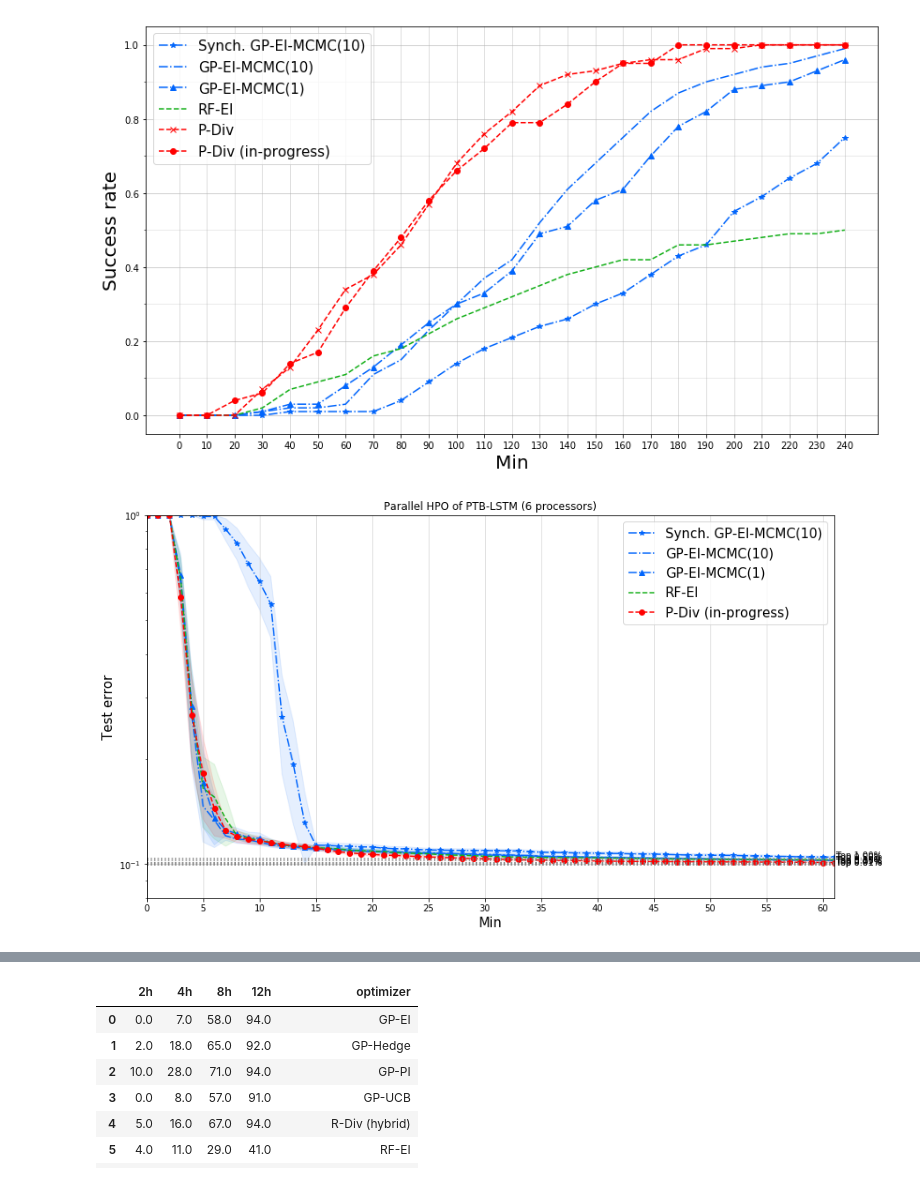
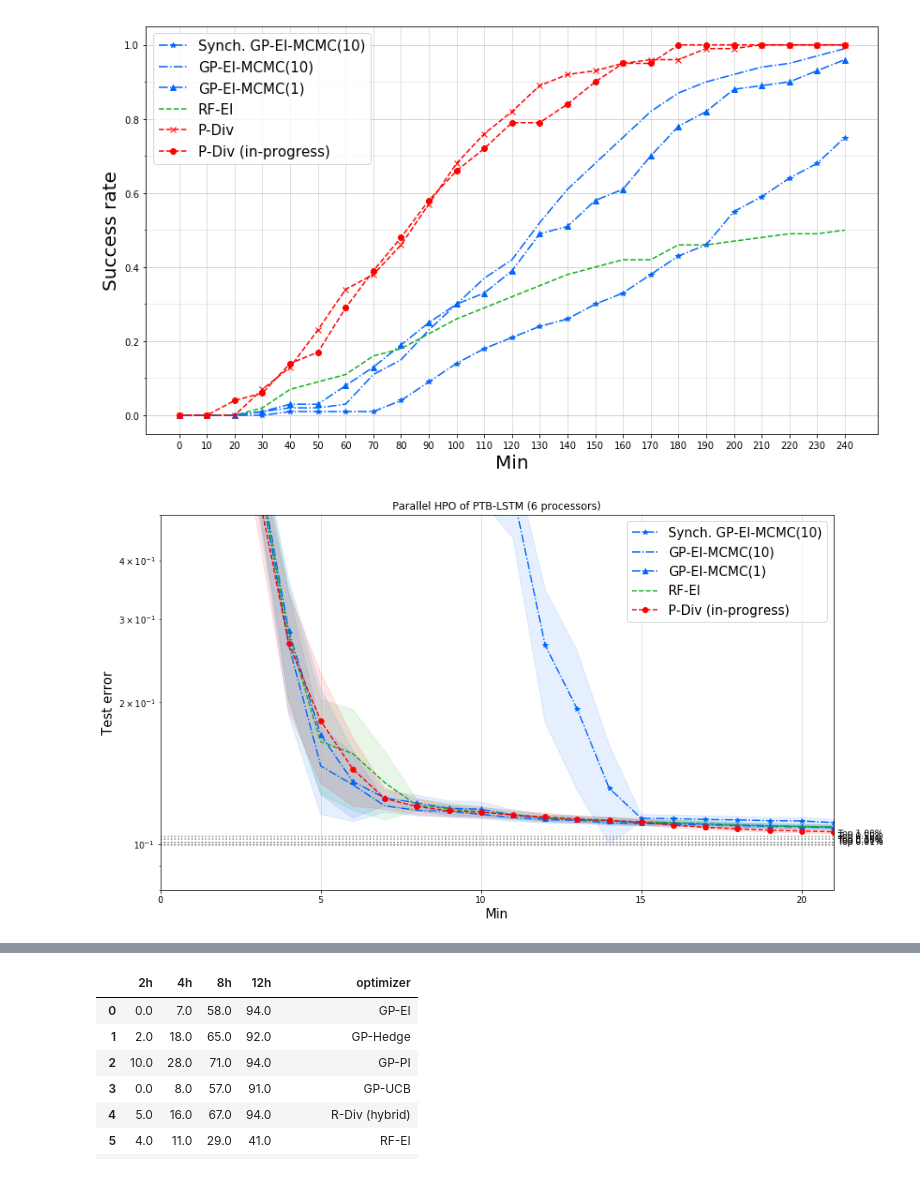
Before and after one commit to yongjinkim49/ecml, a Jupyter notebook: results/[ICML19] PTB-LSTM performance evaluation.ipynb, the cells around one changed output, grey strips where cells are left out. Drawn from its saved outputs; the diff is of its cells as text; code cells hidden in the pictures.

```diff
--- a/results/[ICML19] PTB-LSTM performance evaluation.ipynb
+++ b/results/[ICML19] PTB-LSTM performance evaluation.ipynb
@@ -176,16 +175,16 @@ draw_success_rate_fig(results_6, s['accuracy'], 4*60 + 1, x_unit="Min",
 # %%
 selected = ['Synch. GP-EI-MCMC(10)', 'GP-EI-MCMC(10)', 'GP-EI-MCMC(1)', 'RF-EI', 'P-Div (in-progress)']
 
 n_p = 6
 num_trials = 100
 flat_results_6 = {'Synch. GP-EI-MCMC(10)': results_6['Synch. GP-EI-MCMC(10)']}
 
 for opt_name in [ 'GP-EI-MCMC(10)', 'GP-EI-MCMC(1)', 'RF-EI', 'P-Div (in-progress)']:
     sr_r = flatten_results(n_p, results_6, opt_name, num_trials)
     flat_results_6[opt_name] = sr_r
 
 draw_best_error_curve(flat_results_6, selected, num_trials, x_unit='Min',
-                      ylim=(.08, 1.0), xlim=(0, 60*1+1), summary=True, guidelines=stats, x_steps=5, style_format=restyle,
+                      ylim=(.08, .5), xlim=(0, 20*1+1), summary=True, guidelines=stats, x_steps=5, style_format=restyle, legend={"loc": 1},
                       title="Parallel HPO of {} (6 processors)".format(dataset_name))
 # %% [output]
-[figure, old version]
+[figure, new version]
```
Also changed, not shown: parts of 2 cells of this notebook, 4 other files.
